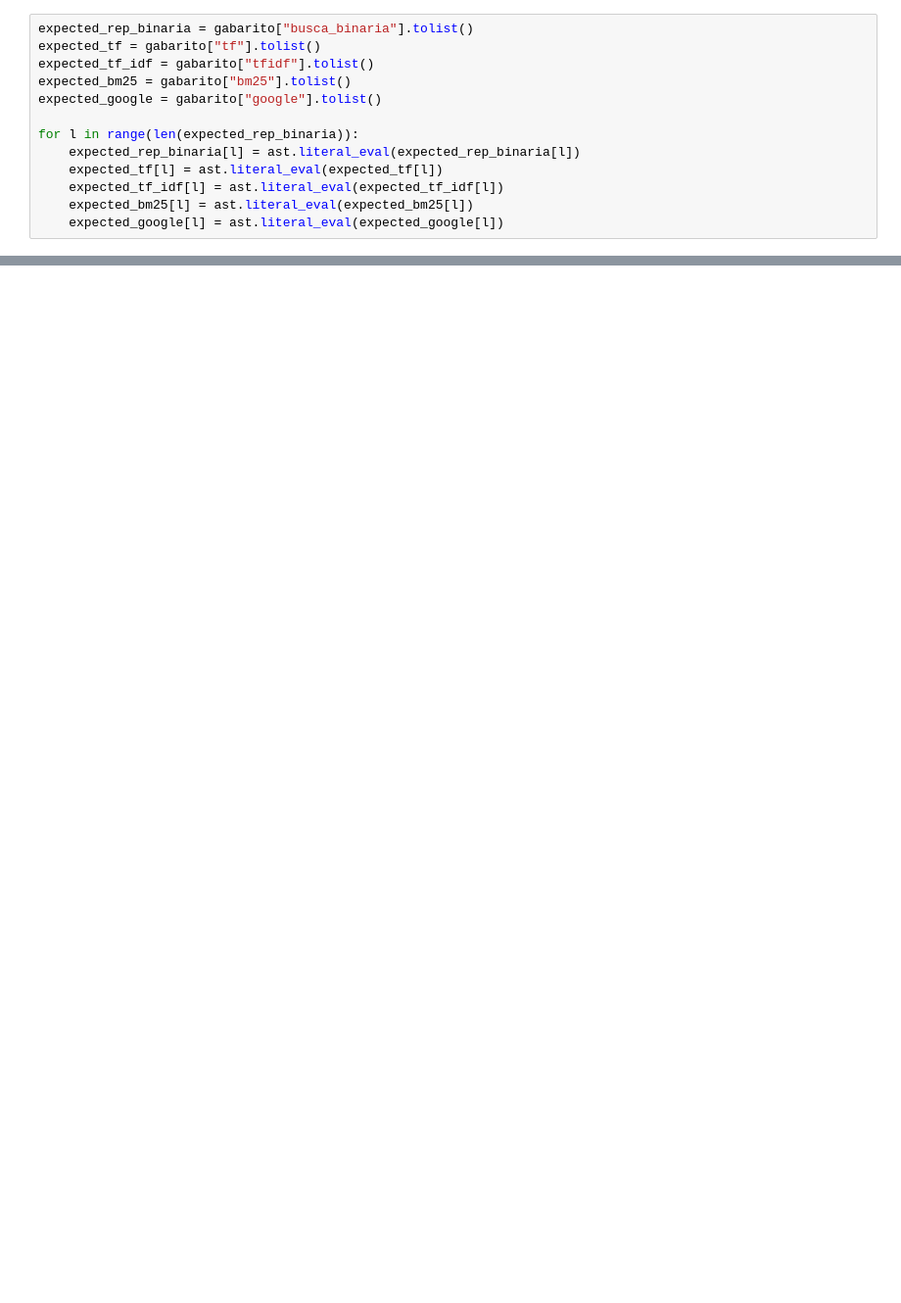
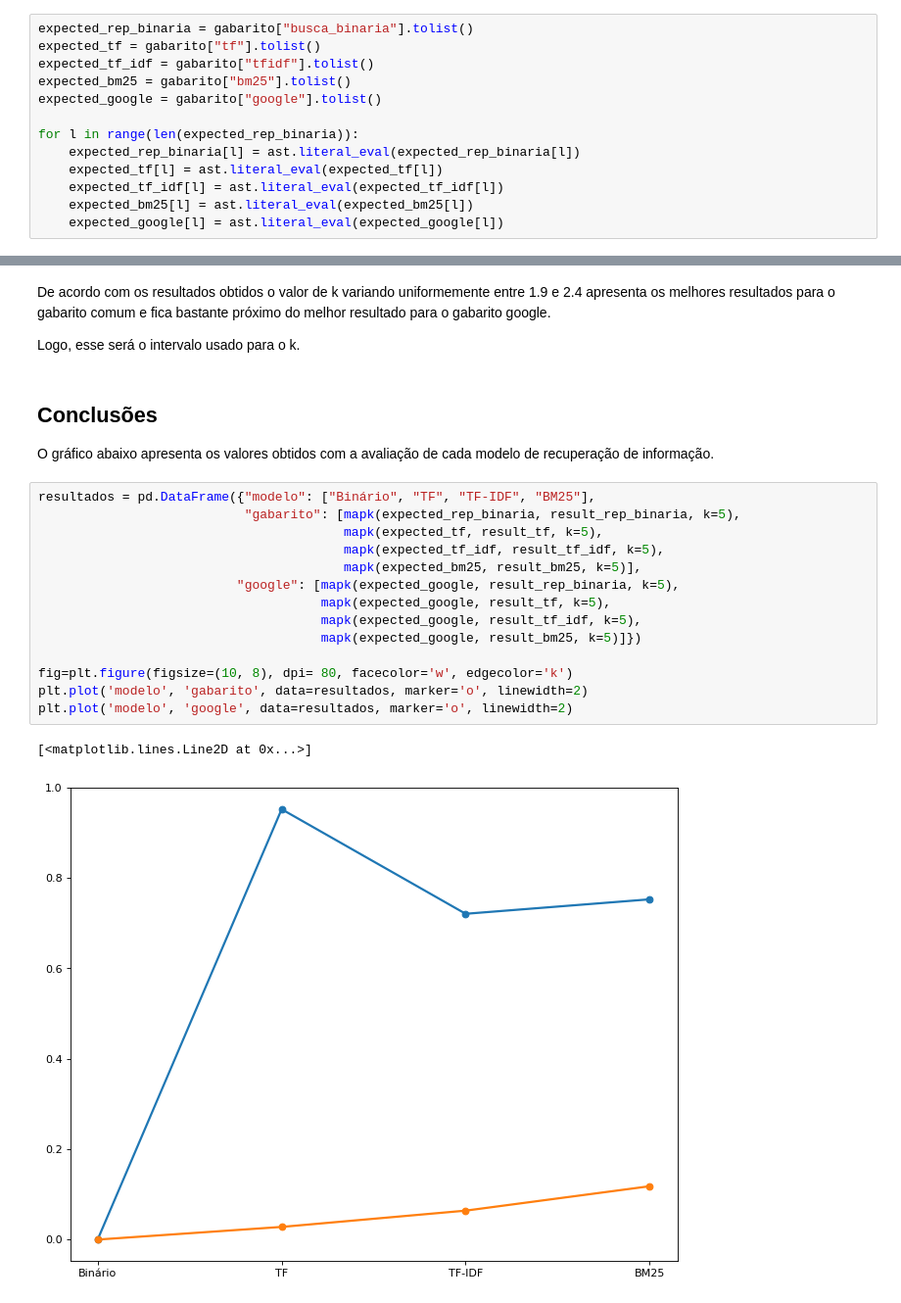
Before and after one commit to hugogbs/RecInfo, a Jupyter notebook: lab_01/parte_2/parte2.ipynb, the cells around one changed output, grey strips where cells are left out. Shown: that part at 98% size. Cells and saved outputs as stored; diff of their text form; blank space fills up the shorter version.

```diff
--- a/lab_01/parte_2/parte2.ipynb
+++ b/lab_01/parte_2/parte2.ipynb
@@ -211,0 +362,25 @@ print(mapk(expected_bm25, result_bm25, k=5))
+# %% [markdown]
+De acordo com os resultados obtidos o valor de k variando uniformemente entre 1.9 e 2.4 apresenta os melhores resultados para o gabarito comum e fica bastante próximo do melhor resultado para o gabarito google.
+
+Logo, esse será o intervalo usado para o k.
+# %% [markdown]
+## Conclusões
+
+O gráfico abaixo apresenta os valores obtidos com a avaliação de cada modelo de recuperação de informação.
+# %%
+resultados = pd.DataFrame({"modelo": ["Binário", "TF", "TF-IDF", "BM25"],
+                           "gabarito": [mapk(expected_rep_binaria, result_rep_binaria, k=5),
+                                        mapk(expected_tf, result_tf, k=5),
+                                        mapk(expected_tf_idf, result_tf_idf, k=5),
+                                        mapk(expected_bm25, result_bm25, k=5)],
+                          "google": [mapk(expected_google, result_rep_binaria, k=5),
+                                     mapk(expected_google, result_tf, k=5),
+                                     mapk(expected_google, result_tf_idf, k=5),
+                                     mapk(expected_google, result_bm25, k=5)]})
+
+fig=plt.figure(figsize=(10, 8), dpi= 80, facecolor='w', edgecolor='k')
+plt.plot('modelo', 'gabarito', data=resultados, marker='o', linewidth=2)
+plt.plot('modelo', 'google', data=resultados, marker='o', linewidth=2)
+# %% [output]
+[<matplotlib.lines.Line2D at 0x...>]
+[figure, added]
```
Also changed, not shown: parts of 44 cells of this notebook, 1 other file.
